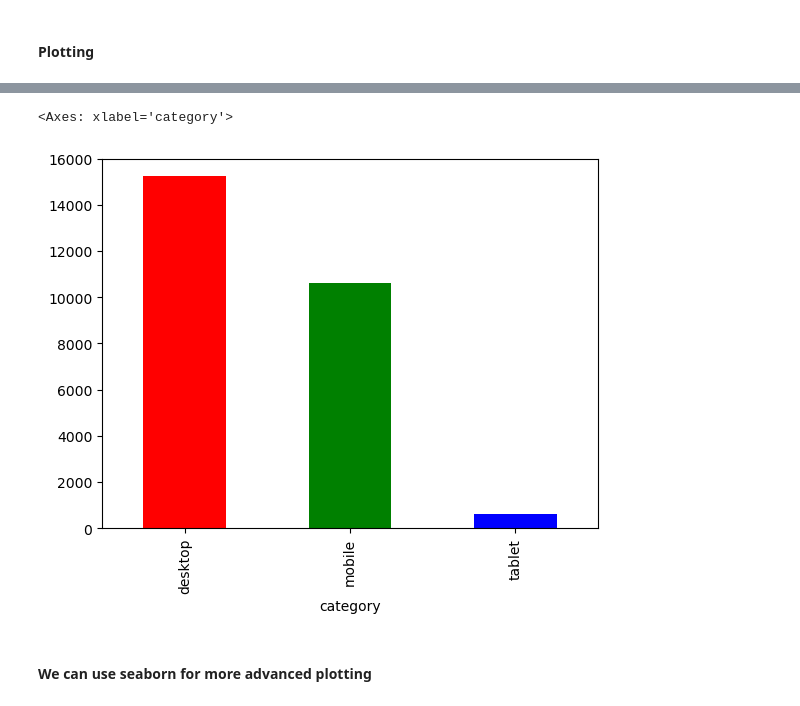
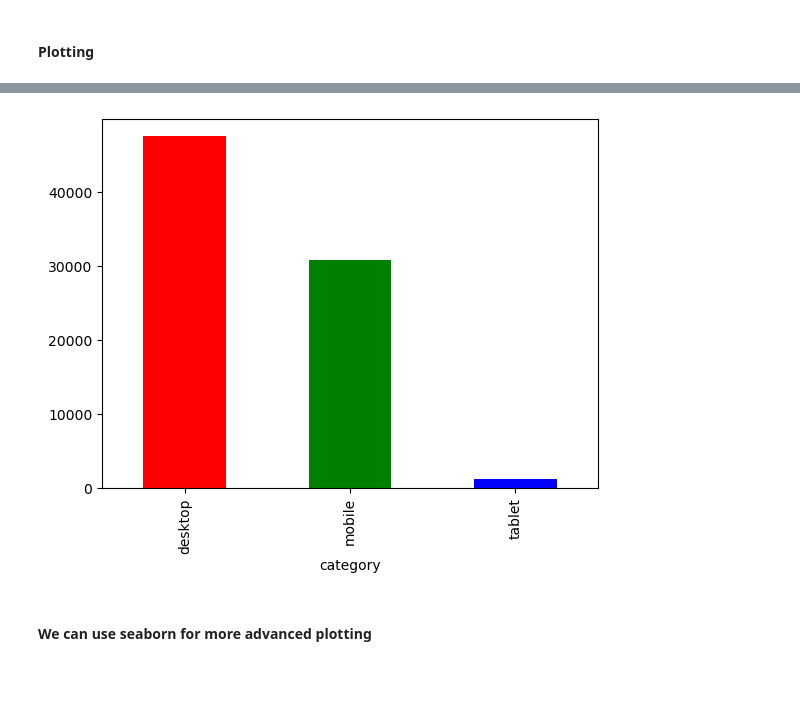
Before and after one commit to wishdreams/python-bigquery-starter, a Jupyter notebook: pandas-examples.ipynb, the cells around one changed output, grey strips where cells are left out. Drawn from its saved outputs; the diff is of its cells as text; code cells hidden in the pictures; blank space fills up the shorter version.

```diff
--- a/pandas-examples.ipynb
+++ b/pandas-examples.ipynb
@@ -30,7 +30,7 @@ SELECT
   event_params.value.string_value AS page_url,
   device.*
 FROM
-  `bigquery-public-data.ga4_obfuscated_sample_ecommerce.events_20210131`,
+  `bigquery-public-data.ga4_obfuscated_sample_ecommerce.events_20201101`,
   UNNEST(event_params) AS event_params --UNNEST allows us to extract the nested records
 WHERE
   event_params.key = 'page_location'
@@ -48,0 +133,38 @@ df.head() # .head() allows us to view the first x rows
+# %%
+# Use a pandas function to create the range of days to iterate through
+dates = pd.date_range(start_date, end_date)
+
+
+# Let's define our variables here
+project = "bigquery-public-data"
+dataset = "ga4_obfuscated_sample_ecommerce"
+table = 'events'
+data = {}
+
+# Run the query for each date, appending to our dataframe "df"
+for date in dates:
+
+    # We need to reformat so it matches the table naming convention: 20201101
+    date = date.strftime('%Y%m%d')
+
+    query_string = f"""
+    SELECT
+      event_date,
+      event_timestamp,
+      event_name,
+      event_params.value.string_value AS page_url,
+      device.*
+    FROM
+      `{project}.{dataset}.{table}_{date}`,
+      UNNEST(event_params) AS event_params --UNNEST allows us to extract the nested records
+    WHERE
+      event_params.key = 'page_location'
+    """
+    data = sql(client, query_string)
+
+    # concatenates our current dataframe with the just-retrieved data, axis=0 means appends data column-wise, instead of row-wise
+    df = pd.concat([df, data], axis=0)
+
+# Reset the index as otherwise we have repeated row indexes
+df.reset_index(inplace=True,drop=True)
+df.head()
@@ -124,8 +260,7 @@ df.event_name.value_counts().plot(kind='bar', rot=45, figsize=(12,4))
 # %%
-df.category.value_counts().plot(kind='bar', stacked=True, color=['r','g','b'])
+df.category.value_counts().plot(kind='bar', color=['r','g','b']);
 # %% [output]
-<Axes: xlabel='category'>
-[figure, old version]
+[figure, new version]
 # %% [markdown]
 #### We can use seaborn for more advanced plotting
 # %%
```
Also changed, not shown: parts of 14 cells of this notebook, 3 other files.
